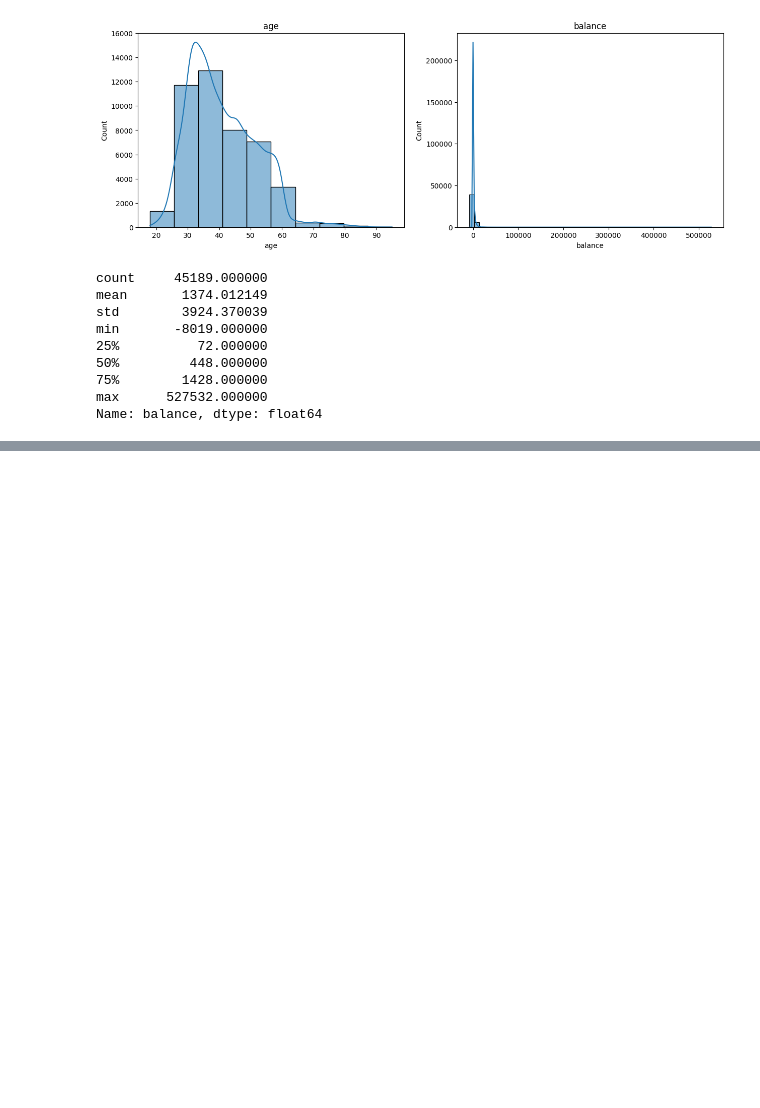
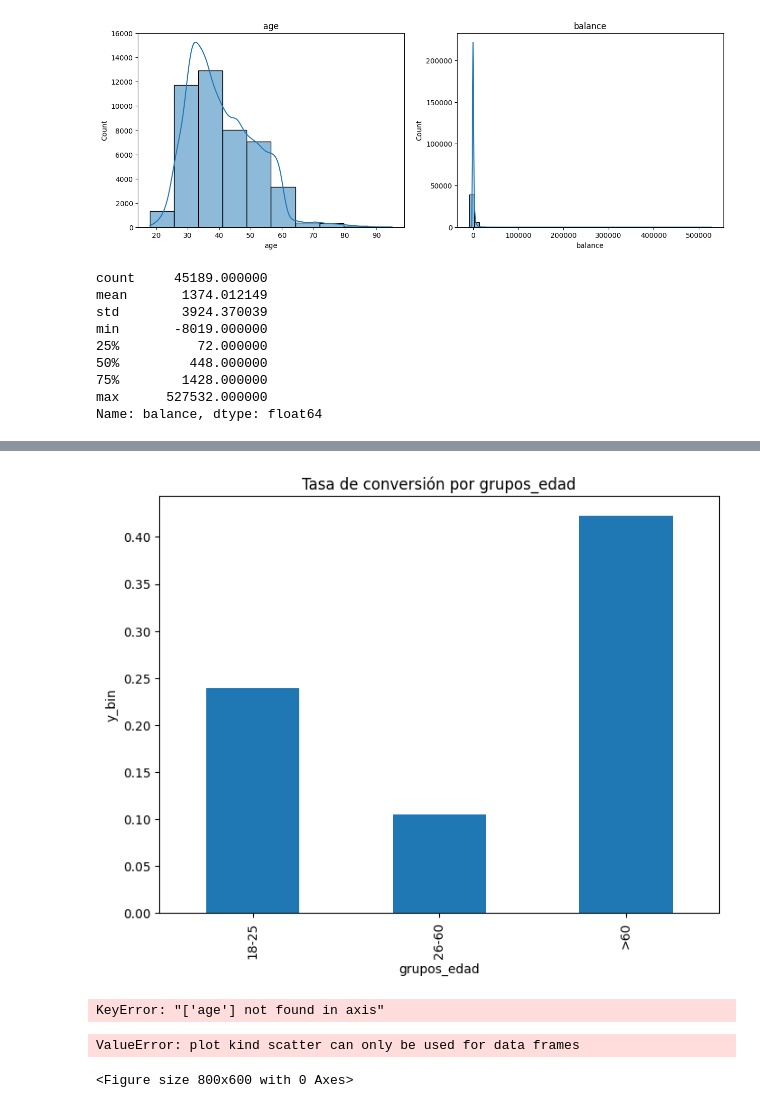
Before and after one commit to EDINSONFINTECH/explodata2, a Jupyter notebook: explodata.ipynb, the cells around one changed output, grey strips where cells are left out. Cells and saved outputs as stored; diff of their text form; code cells hidden in the pictures; blank space fills up the shorter version.

Commit message:
Nuevas Graficas

```diff
--- a/explodata.ipynb
+++ b/explodata.ipynb
@@ -134 +134,50 @@ datos_banco
 45189 rows × 11 columns
+# %%
+# Vamos a crear grupos de Edades y verificamos la tasa de conversion por cada Grupo de Edad.
+# Nueva Columna en el DATASET: "Grupos Edad"
+#Los valores finales encerrados en comillas indican la Etiqueta de la nueva Columna
+datos_banco.loc[: ,"grupos_edad"] = "18-25"
+datos_banco.loc[datos_banco["age"]>60, "grupos_edad"] = ">60"
+datos_banco.loc[(datos_banco["age"]>25)&(datos_banco["age"]<=60), "grupos_edad"]="26-60"
+def graf_tasa_conver(x, y, type="bar"):
+    # Código para crear el gráfico de tasa de conversión
+    plt.figure(figsize=(8, 6))
+    if type == "bar":
+        datos_banco.groupby(x)[y].mean().plot(kind='bar')
+        plt.xlabel(x)
+        plt.ylabel(y)
+        plt.title(f'Tasa de conversión por {x}')
+    # Agregar más opciones para otros tipos de gráficos si es necesario
+
+    plt.show()
+
+graf_tasa_conver("grupos_edad", "y_bin", type="bar")
+# Mucho OJO con este codigo***** Fue mejorado por IA
+# %% [output]
+[figure, added]
+# %%
+# Ahora eliminamos la columna de Edad: "age"
+
+datos_banco.drop(columns =["age"], inplace =True)
+datos_banco
+# %% [output]
+KeyError: "['age'] not found in axis"
+# %%
+# Realicemos  el mismos analisis pero para la variable "balance"
+def graf_tasa_conver(x, y, type="scatter"):
+    # Código para crear el gráfico de tasa de conversión
+    plt.figure(figsize=(8, 6))
+    if type == "scatter":
+        datos_banco.groupby(x)[y].mean().plot(kind='scatter')
+        plt.xlabel(x)
+        plt.ylabel(y)
+        plt.title(f'Tasa de conversión por {x}')
+    # Agregar más opciones para otros tipos de gráficos si es necesario
+
+    plt.show()
+
+
+graf_tasa_conver("balance", "y_bin" , type ="scatter")
+# %% [output]
+ValueError: plot kind scatter can only be used for data frames
+<Figure size 800x600 with 0 Axes>
```
Also changed, not shown: parts of 4 cells of this notebook.
